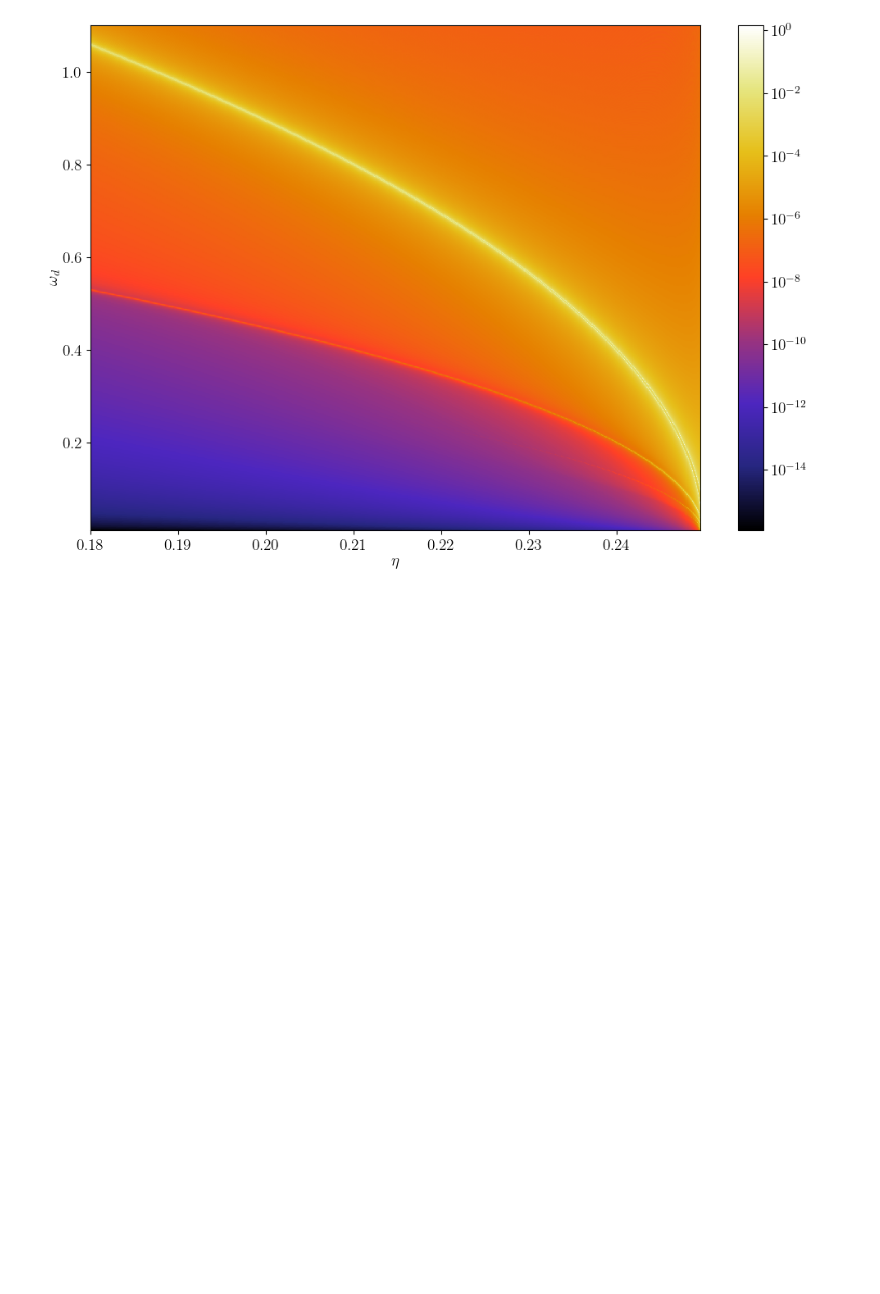
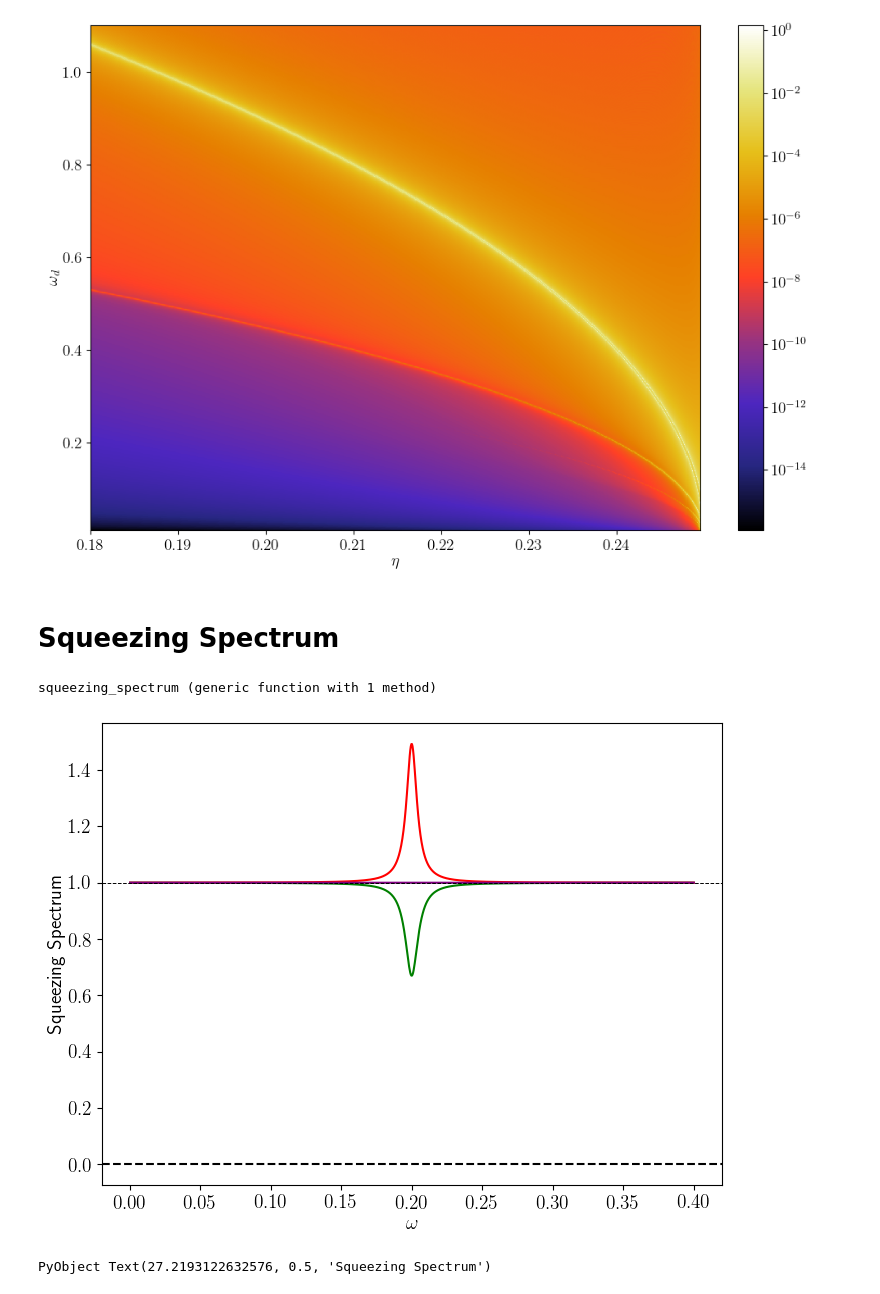
Before and after one commit to danielelamberto/Modulation-critical-point, a Jupyter notebook: Modulation_Dicke.ipynb, the cells around one changed output. Cells and saved outputs as stored; diff of their text form; code cells hidden in the pictures; blank space fills up the shorter version.

Commit message:
Squeezing spectrum all harmonics

```diff
--- a/Modulation_Dicke.ipynb
+++ b/Modulation_Dicke.ipynb
@@ -350,7 +373,7 @@ function coeffs_harmonics(ω, ωd, ωa, η, γa, ϵ, n)
 
     coeffs = zeros(ComplexF64, 2*n+1)
     for i in 1:(2*n+1)
-        coeffs[i] = 1im * (A[2*n+1, 2*i-1] - A[2*n+1, 2*i] - A[2*n+2, 2*i-1] + A[2*n+2, 2*i]) * γa * sqrt(abs(ω + (i-n-1) * ωd) / ω)
+        coeffs[i] = 1im * (A[2*n+1, 2*i-1] - A[2*n+1, 2*i] - A[2*n+2, 2*i-1] + A[2*n+2, 2*i]) * γa * sqrt(abs(ω + (i-n-1) * ωd) / abs(ω))
     end
     coeffs[n+1] += 1
 
@@ -872,3 +895,67 @@ ax.set_ylabel(raw"$\omega_d$")
 # jldsave("Julia/Modulation_Dicke/Dispersive_regime/photon_flux_spectrum_critical_bifurcation3.jld2"; γa, ϵ, η_list, ωd_list, photon_flux_spectrum_critical3)
 # %% [output]
 [figure]
+# %% [markdown]
+# Squeezing Spectrum
+# %%
+function squeezing_spectrum(ω, ωd, ωa, η, γa, ϵ, n)
+    term1 = 0.
+    term4 = 0.
+    term2 = 0.
+    term3 = 0.
+
+    for i in 1:n
+        for j in 1:(n-i+1)
+            term1 += coeffs_harmonics(ω, ωd, ωa, η, γa, ϵ, n)[n+i]*(coeffs_harmonics(((n+1)-(i-1)-j)*ωd-ω, ωd, ωa, η, γa, ϵ, n)[j]*(ω<((n+1)-(i-1)-j)*ωd))
+            term4 += conj(coeffs_harmonics(ω, ωd, ωa, η, γa, ϵ, n)[i])*(conj(coeffs_harmonics(((n+1)-(i-1)-j)*ωd-ω, ωd, ωa, η, γa, ϵ, n)[n+j])*(ω<((n+1)-(i-1)-j)*ωd))
+        end
+    end
+
+
+    for s in 1:n
+        for t in 1:n
+            term2 += conj(coeffs_harmonics(ω + (t-s)*ωd, ωd, ωa, η, γa, ϵ, n)[s])*coeffs_harmonics(ω, ωd, ωa, η, γa, ϵ, n)[t]*((n+1-t)*ωd - ω > 0)*(ω + (t-s)*ωd > 0)
+            term3 += conj(coeffs_harmonics(ω , ωd, ωa, η, γa, ϵ, n)[s])*coeffs_harmonics(ω + (s-t)*ωd, ωd, ωa, η, γa, ϵ, n)[t]*((n+1-s)*ωd - ω > 0)*(ω + (s-t)*ωd > 0)
+        end
+    end
+
+    Spectrum_plus_π4 = 1 + (-1im*term1 + 1im*term4 + term2 + term3)
+    Spectrum_minus_π4 = 1 + (1im*term1 - 1im*term4 + term2 + term3)
+
+    return Spectrum_plus_π4, Spectrum_minus_π4
+end
+# %% [output]
+squeezing_spectrum (generic function with 1 method)
+# %%
+n_harmonics = 1
+ωa = 1.0
+γa = 0.01
+ϵ = 0.0001
+η = 0.24
+ωd = 2*sqrt(ωa^2 - 4*η*ωa)
+
+
+ω_lista = range(0.0, n_harmonics*ωd, length=1000)
+
+spectrum_values_plus_π4 = [squeezing_spectrum(ω, ωd, ωa, η, γa, ϵ, n_harmonics)[1] for ω in ω_lista]
+spectrum_values_minus_π4 = [squeezing_spectrum(ω, ωd, ωa, η, γa, ϵ, n_harmonics)[2] for ω in ω_lista]
+
+
+
+fig, ax = plt.subplots(figsize=(8, 6))
+ax.plot(ω_lista, spectrum_values_plus_π4, color="green", label=raw"Squeezing Spectrum $S_{π/4}$")
+ax.plot(ω_lista, spectrum_values_minus_π4, color="red", label=raw"Squeezing Spectrum $S_{-π/4}$")
+
+
+ax.plot(ω_lista, abs.(spectrum_values_plus_π4 .* spectrum_values_minus_π4), color="purple", label="Prodotto quadrature")
+
+ax.axhline(0, linestyle="--", color="black")
+ax.axhline(1, linestyle="--", color="black", linewidth=0.7)
+
+#ax.legend()
+#ax.set_ylim(0.995, 1.005)
+ax.set_xlabel(raw"$\omega$")
+ax.set_ylabel("Squeezing Spectrum")
+# %% [output]
+[figure, added]
+PyObject Text(27.2193122632576, 0.5, 'Squeezing Spectrum')
```
Also changed, not shown: parts of 2 cells of this notebook.
